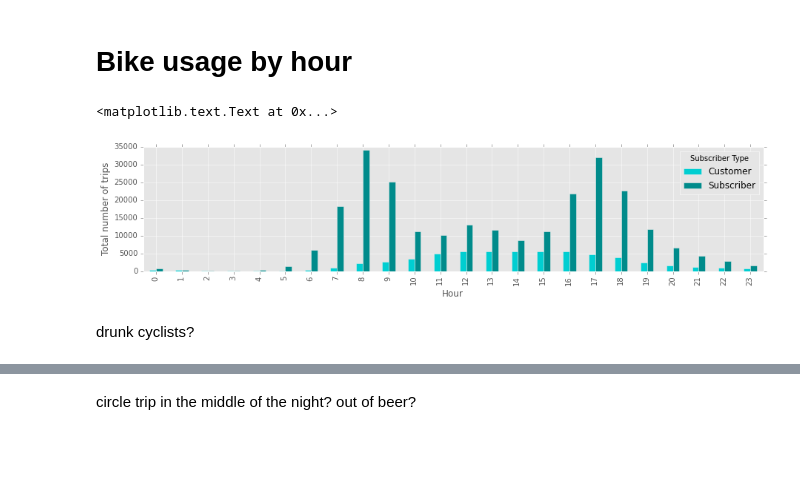
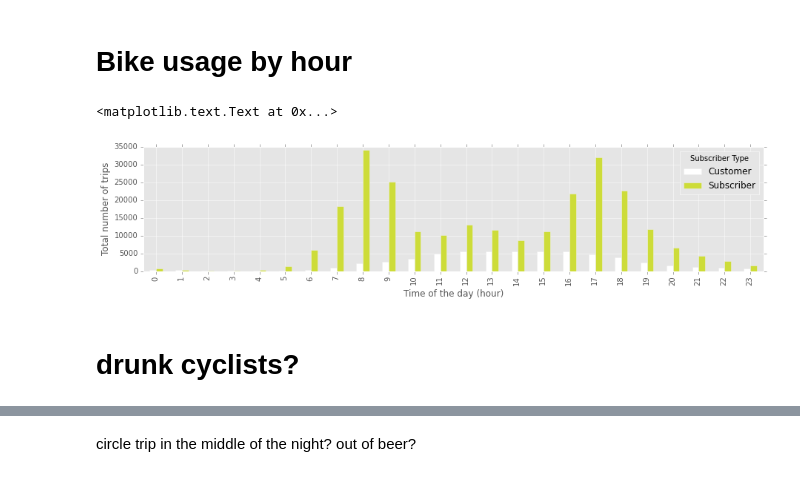
Before and after one commit to seszter/babs, a Jupyter notebook: Basic statistics.ipynb, the cells around one changed output, grey strips where cells are left out. Cells and saved outputs as stored; diff of their text form; code cells hidden in the pictures; blank space fills up the shorter version.

```diff
--- a/Basic statistics.ipynb
+++ b/Basic statistics.ipynb
@@ -228,11 +318,11 @@ hourly = trip_df.groupby(['time_of_day', 'Subscriber Type']).count()
 hourly = hourly.unstack(level='Subscriber Type')
 hourly = hourly['Duration']
 # %%
-ax = hourly.plot(kind='bar', color=['darkturquoise', 'darkcyan'])
+ax = hourly.plot(kind='bar', color=['white', '#CDDC39'])
 ax.set_ylabel('Total number of trips')
-ax.set_xlabel('Hour')
+ax.set_xlabel('Time of the day (hour)')
 # %% [output]
 <matplotlib.text.Text at 0x...>
-[figure, old version]
+[figure, new version]
-# %% [markdown]
-drunk cyclists?
+# %% [markdown]
+# drunk cyclists?
```
Also changed, not shown: parts of 67 cells of this notebook, 3 other files.
